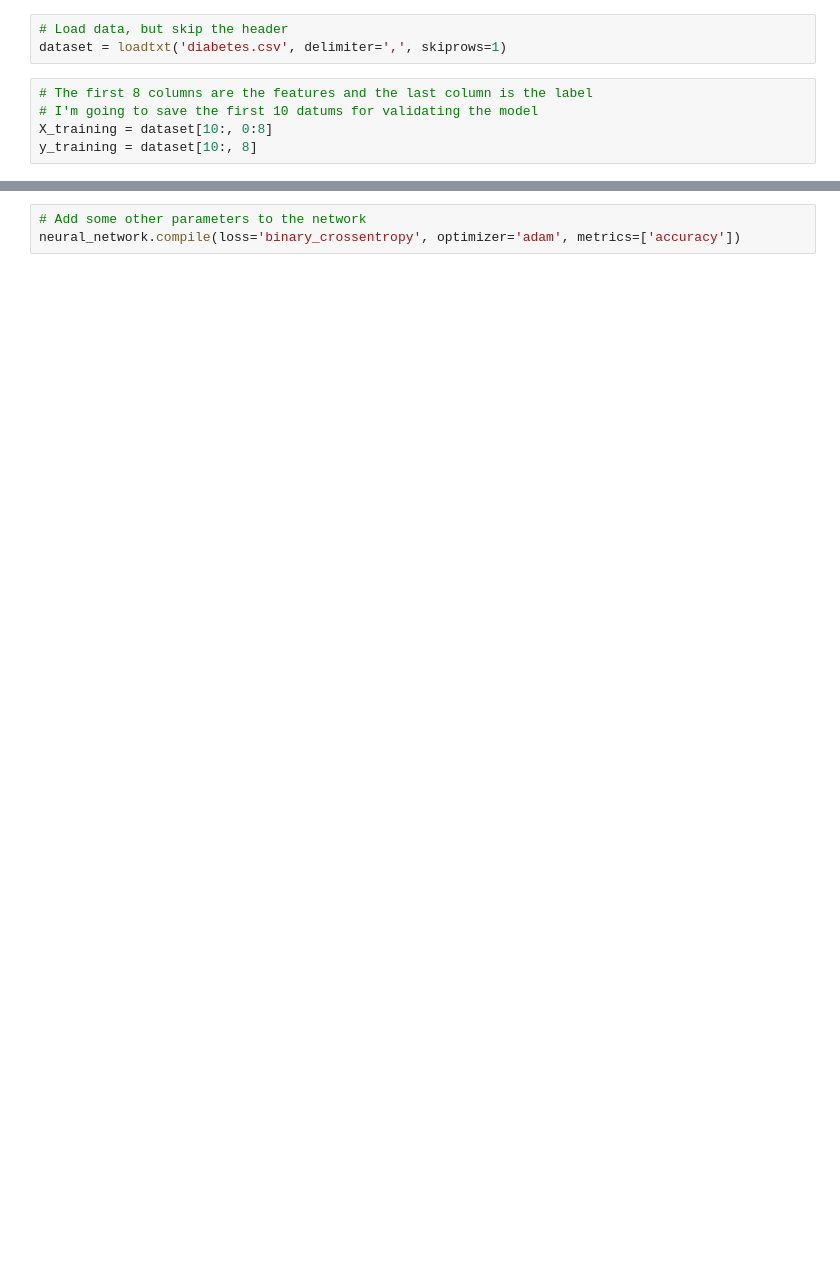
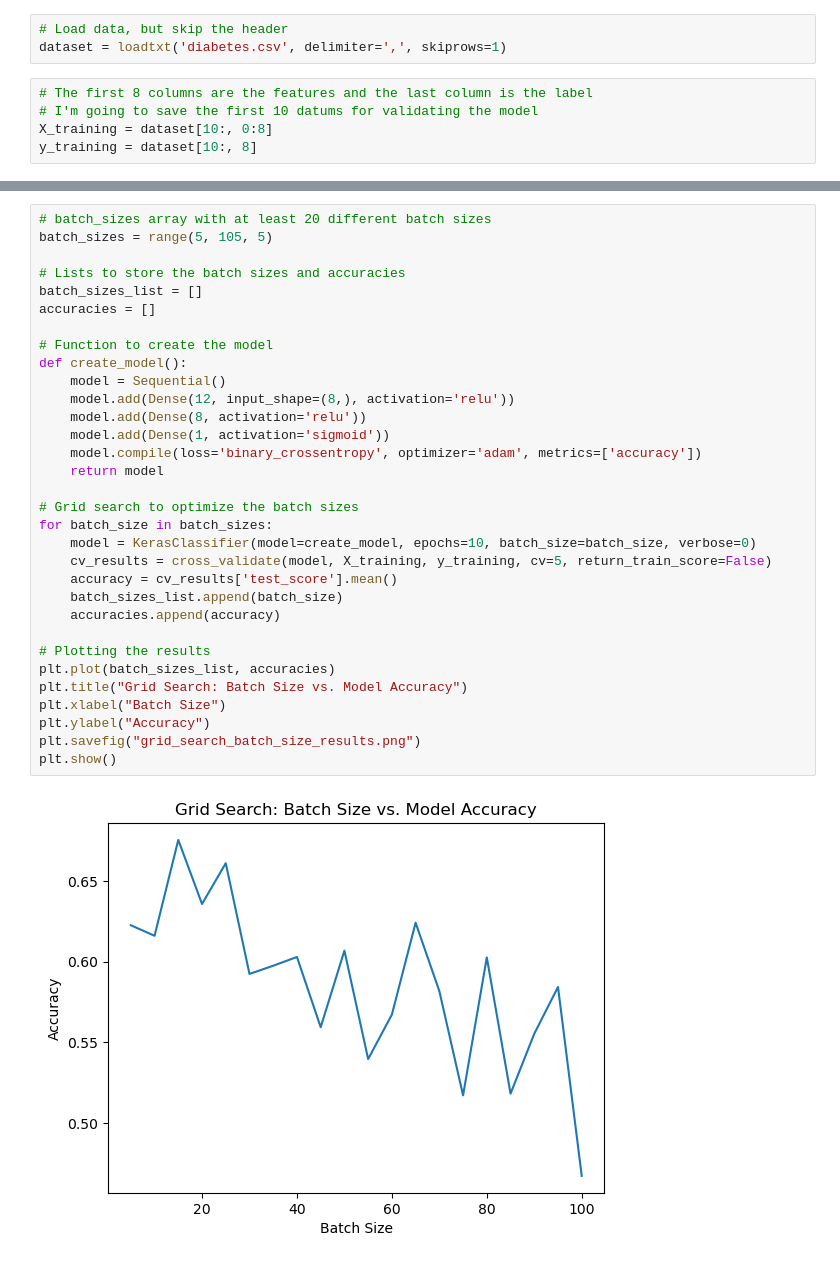
Before and after one commit to JTxCo/Machine-Learning, a Jupyter notebook: HW/1-HW/diabetes_neural_network.ipynb, the cells around one changed output, grey strips where cells are left out. Cells and saved outputs as stored; diff of their text form; blank space fills up the shorter version.

```diff
--- a/HW/1-HW/diabetes_neural_network.ipynb
+++ b/HW/1-HW/diabetes_neural_network.ipynb
@@ -28,3 +36,34 @@ To enable them in other operations, rebuild TensorFlow with the appropriate comp
-# %%
-# Add some other parameters to the network
-neural_network.compile(loss='binary_crossentropy', optimizer='adam', metrics=['accuracy'])
+# %%
+# batch_sizes array with at least 20 different batch sizes
+batch_sizes = range(5, 105, 5)
+
+# Lists to store the batch sizes and accuracies
+batch_sizes_list = []
+accuracies = []
+
+# Function to create the model
+def create_model():
+    model = Sequential()
+    model.add(Dense(12, input_shape=(8,), activation='relu'))
+    model.add(Dense(8, activation='relu'))
+    model.add(Dense(1, activation='sigmoid'))
+    model.compile(loss='binary_crossentropy', optimizer='adam', metrics=['accuracy'])
+    return model
+
+# Grid search to optimize the batch sizes
+for batch_size in batch_sizes:
+    model = KerasClassifier(model=create_model, epochs=10, batch_size=batch_size, verbose=0)
+    cv_results = cross_validate(model, X_training, y_training, cv=5, return_train_score=False)
+    accuracy = cv_results['test_score'].mean()
+    batch_sizes_list.append(batch_size)
+    accuracies.append(accuracy)
+
+# Plotting the results
+plt.plot(batch_sizes_list, accuracies)
+plt.title("Grid Search: Batch Size vs. Model Accuracy")
+plt.xlabel("Batch Size")
+plt.ylabel("Accuracy")
+plt.savefig("grid_search_batch_size_results.png")
+plt.show()
+# %% [output]
+[figure, added]
```
Also changed, not shown: parts of 16 cells of this notebook, 12 other files.
